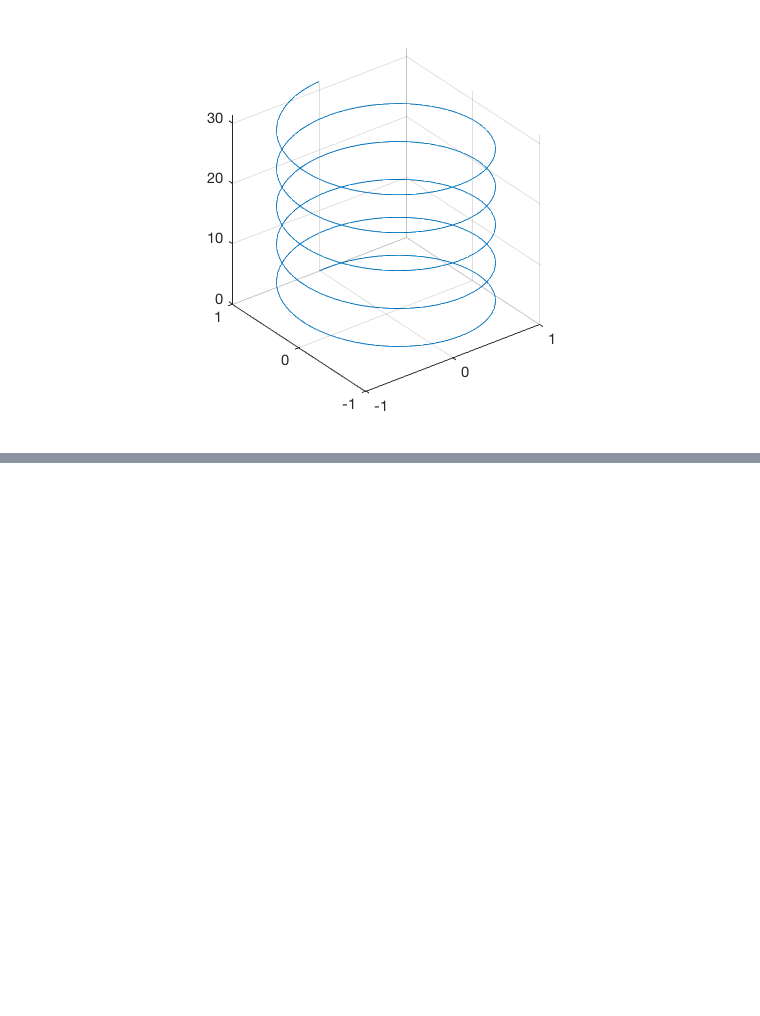
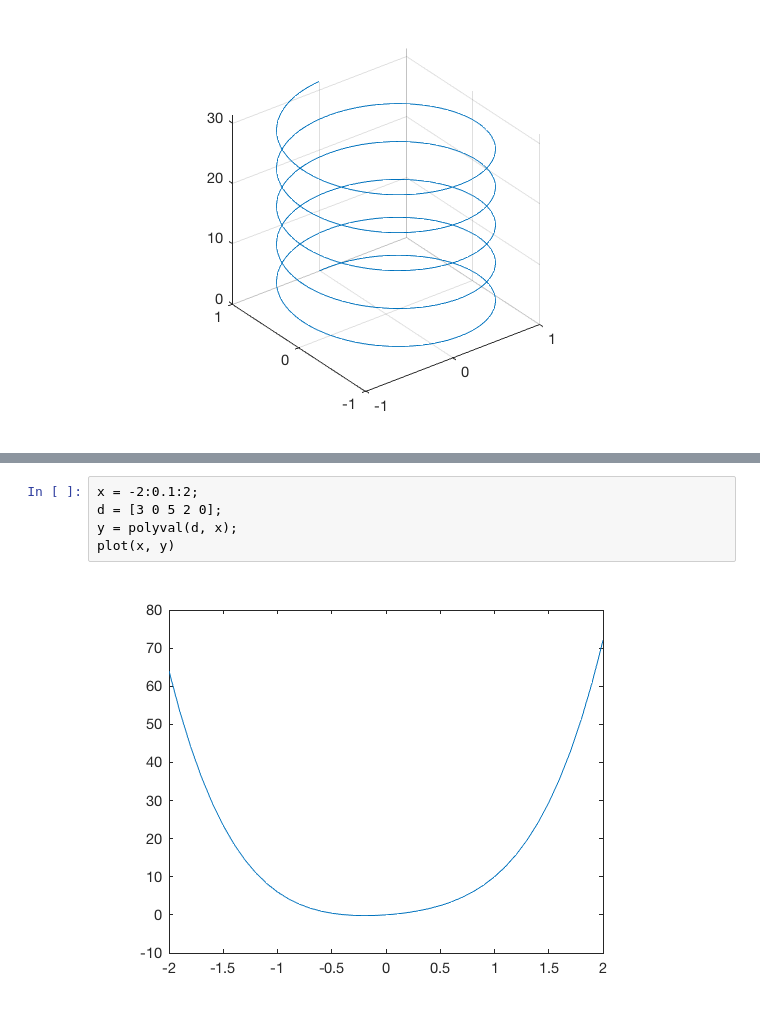
Before and after one commit to LeeChang-Soo/MATLAB, a Jupyter notebook: Matlab_basic.ipynb, the cells around one changed output, grey strips where cells are left out. Cells and saved outputs as stored; diff of their text form; blank space fills up the shorter version.

```diff
--- a/Matlab_basic.ipynb
+++ b/Matlab_basic.ipynb
@@ -282,0 +309,7 @@ axis square
+# %%
+x = -2:0.1:2;
+d = [3 0 5 2 0];
+y = polyval(d, x);
+plot(x, y)
+# %% [output]
+[figure, added]
```
Also changed, not shown: parts of 31 cells of this notebook.
